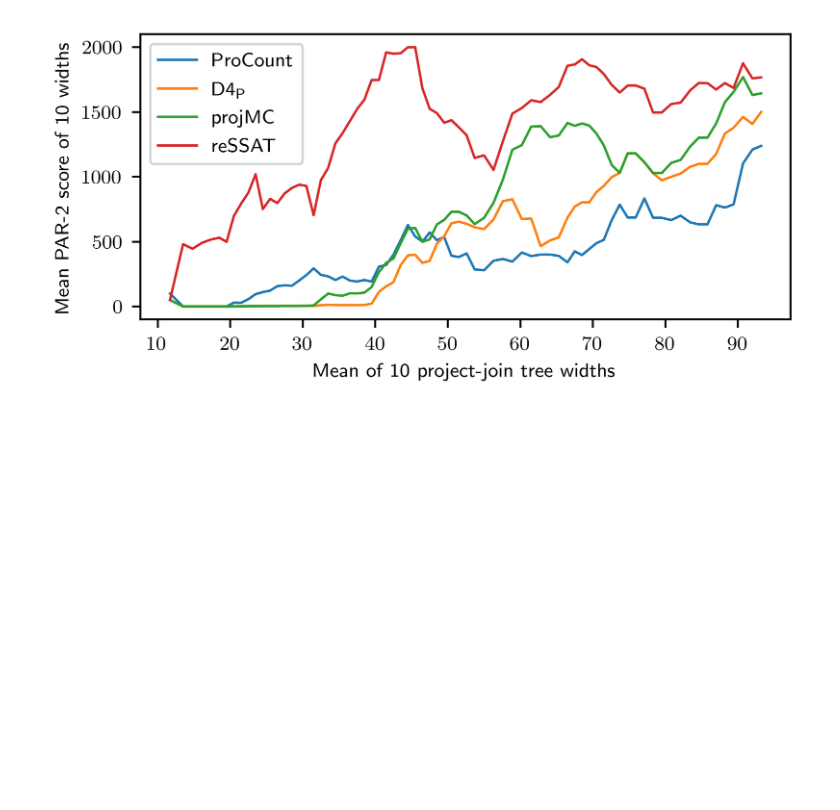
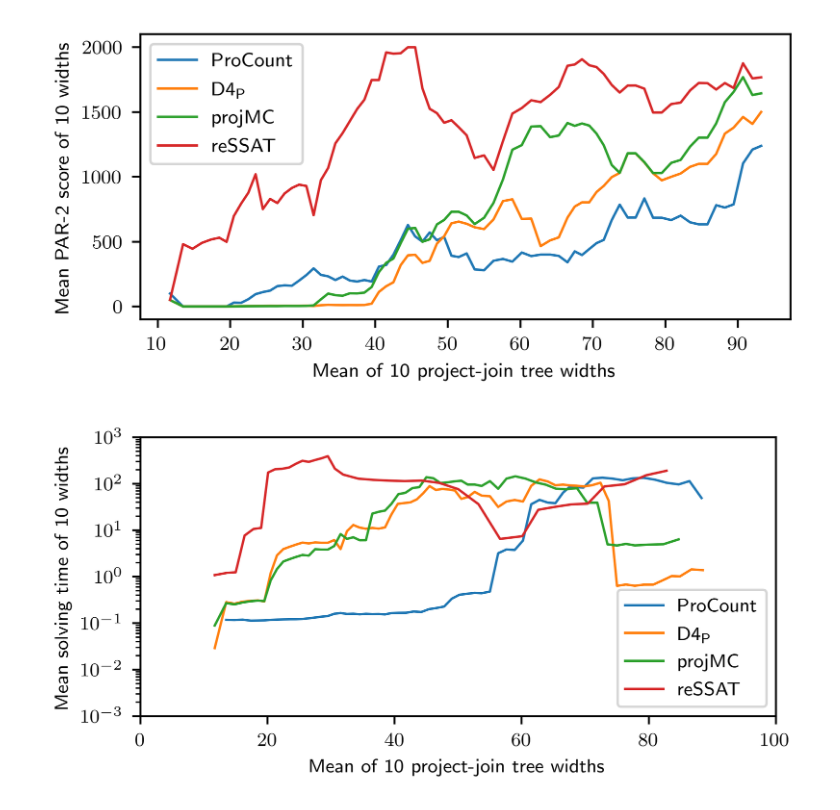
Before and after one commit to vardigroup/DPMC, a Jupyter notebook: experiments/procount.ipynb, the cells around one changed output. Cells and saved outputs as stored; diff of their text form; code cells hidden in the pictures; blank space fills up the shorter version.

Commit message:
mean-time figure excludes timed-out benchmarks

```diff
--- a/experiments/procount.ipynb
+++ b/experiments/procount.ipynb
@@ -1996,7 +1996,7 @@ drawSolvingCurvesA(.8)
 # %%
 WIDTH_TABLE = FLOW0.query(f'''
 select benchmark,width1,time1 from data
-where width is not null
+where width1 is not null
 order by width1
 ''')
 
@@ -2027,7 +2027,7 @@ def getPar2ScoresByWidthBySolver(): # returns solver |-> (width |-> par-2 scores
             t = row[f'time{solver}']
             if not (t <= SECS3 and row[f'count{solver}'] > 0):
                 t = SECS3 * 2
-            w = row['width1']
+            w = int(row['width1'])
             if w not in mapping[solver]:
                 mapping[solver][w] = []
 #             t = max(t, MIN_TIME) # linear scale
@@ -2100,17 +2100,19 @@ plotMeanPar2ScoreByMeanWidth()
 # %%
 def plotMeanTimeByMeanWidth():
     (fig, ax) = getFigAx(.45)
     widths = 10
     mapping = getMeanScoreByMeanWidthBySolver(widthCount=widths, par2=False)
     for (label, solver) in NAMES.items():
         m = mapping[solver]
         ax.plot(m.keys(), m.values(), label=label, linewidth=1)
     ax.legend()
     ax.set_yscale('log')
     ax.set_xlim(0, 100)
     ax.set_ylim(MIN_TIME, 1000)
     ax.set_xlabel(f'Mean of {widths} project-join tree widths')
     ax.set_ylabel(f'Mean solving time of {widths} widths')
     saveFig(fig, 'figWidths.pgf')
 
-# plotMeanTimeByMeanWidth()
+plotMeanTimeByMeanWidth()
+# %% [output]
+[figure, added]
```
